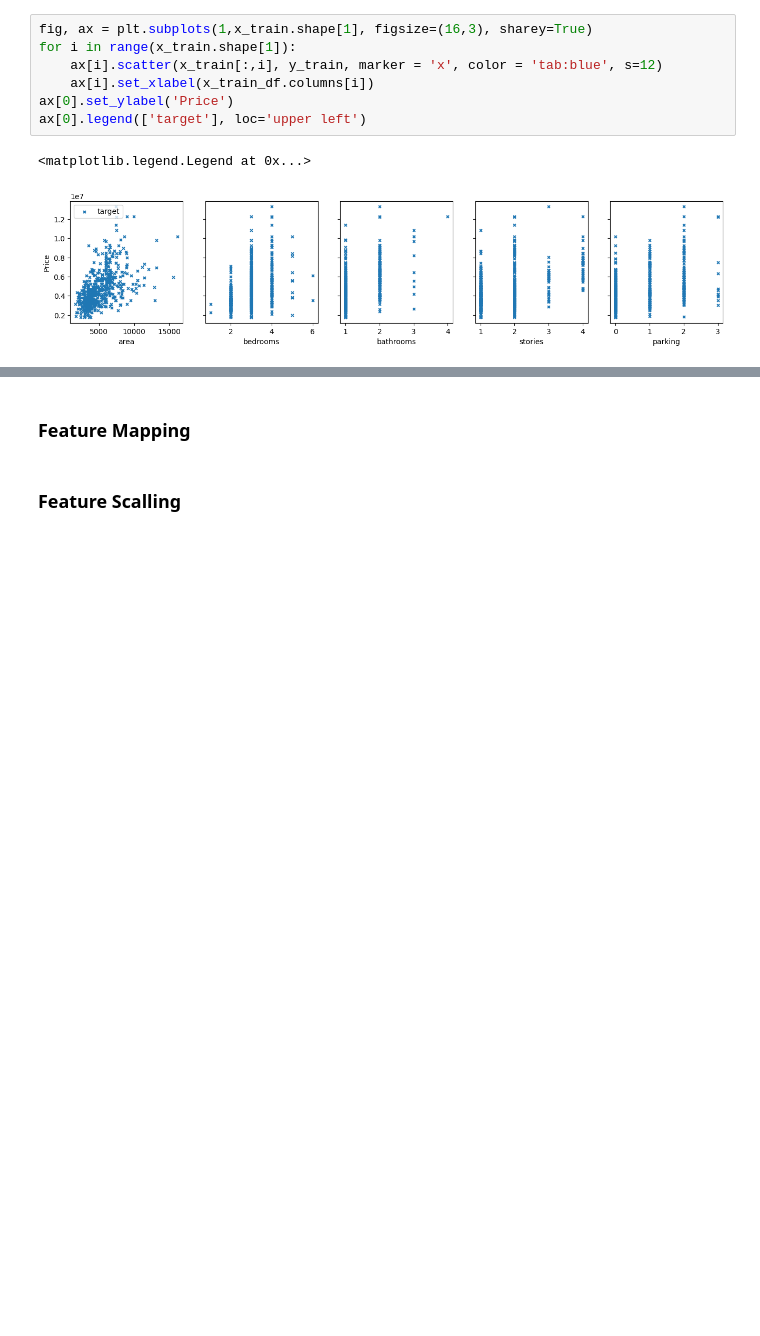
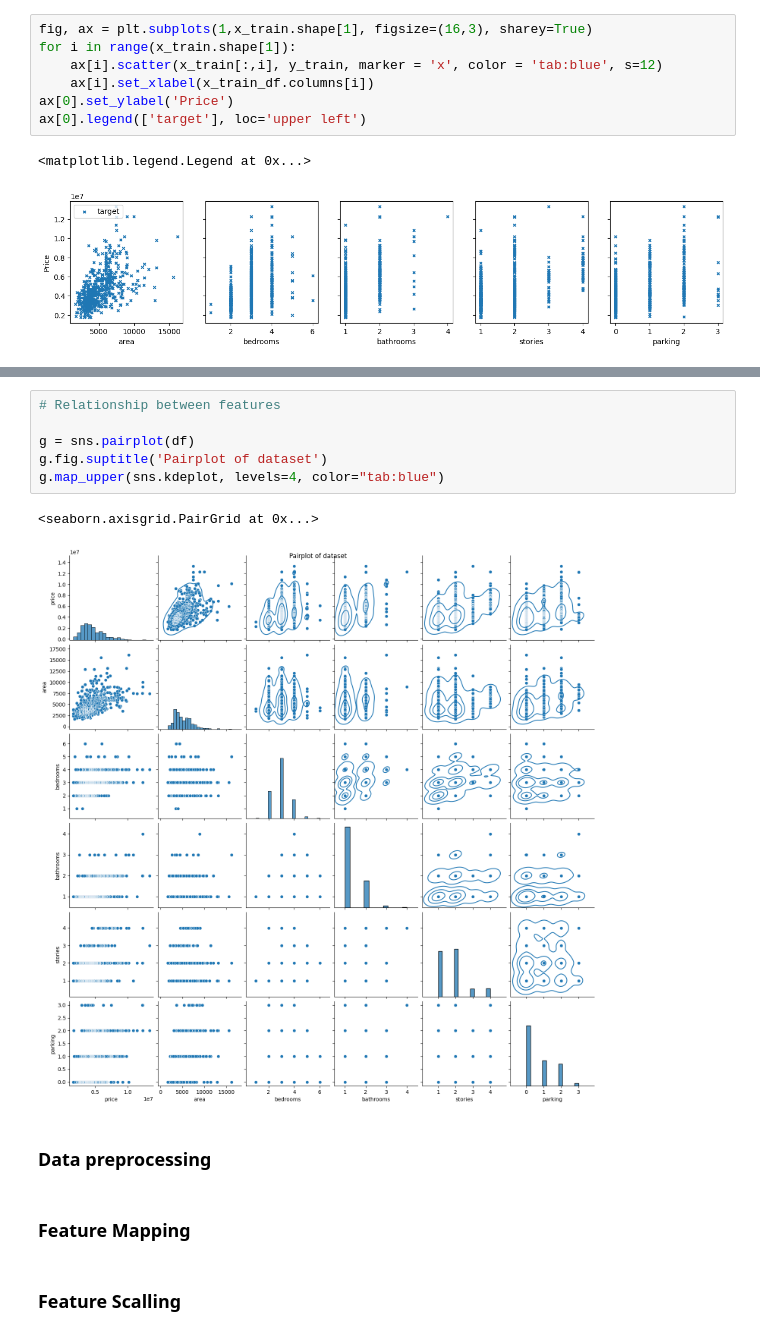
Before and after one commit to matsouto/ML_Notebooks, a Jupyter notebook: Supervised Learning/Multiplelinear.ipynb, the cells around one changed output, grey strips where cells are left out. Saved outputs shown, nothing was run; the diff lists cells and outputs as text; blank space fills up the shorter version.

```diff
--- a/Supervised Learning/Multiplelinear.ipynb
+++ b/Supervised Learning/Multiplelinear.ipynb
@@ -61,3 +145,14 @@ ax[0].legend(['target'], loc='upper left')
+# %%
+# Relationship between features
+
+g = sns.pairplot(df)
+g.fig.suptitle('Pairplot of dataset')
+g.map_upper(sns.kdeplot, levels=4, color="tab:blue")
+# %% [output]
+<seaborn.axisgrid.PairGrid at 0x...>
+[figure, added]
+# %% [markdown]
+### Data preprocessing
 # %% [markdown]
 ### Feature Mapping
 # %% [markdown]
```
Also changed, not shown: parts of 10 cells of this notebook, 1 other file.
